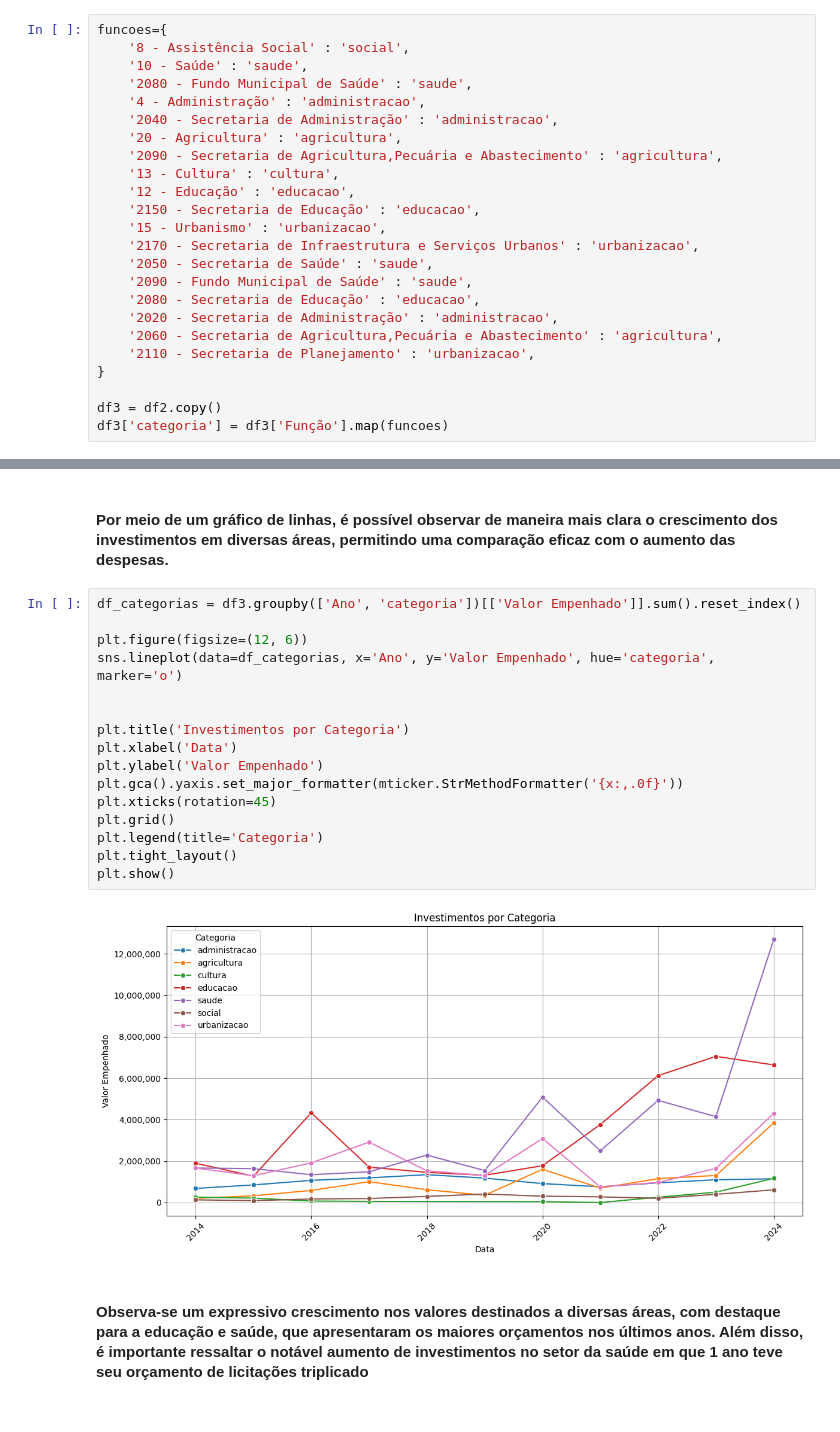
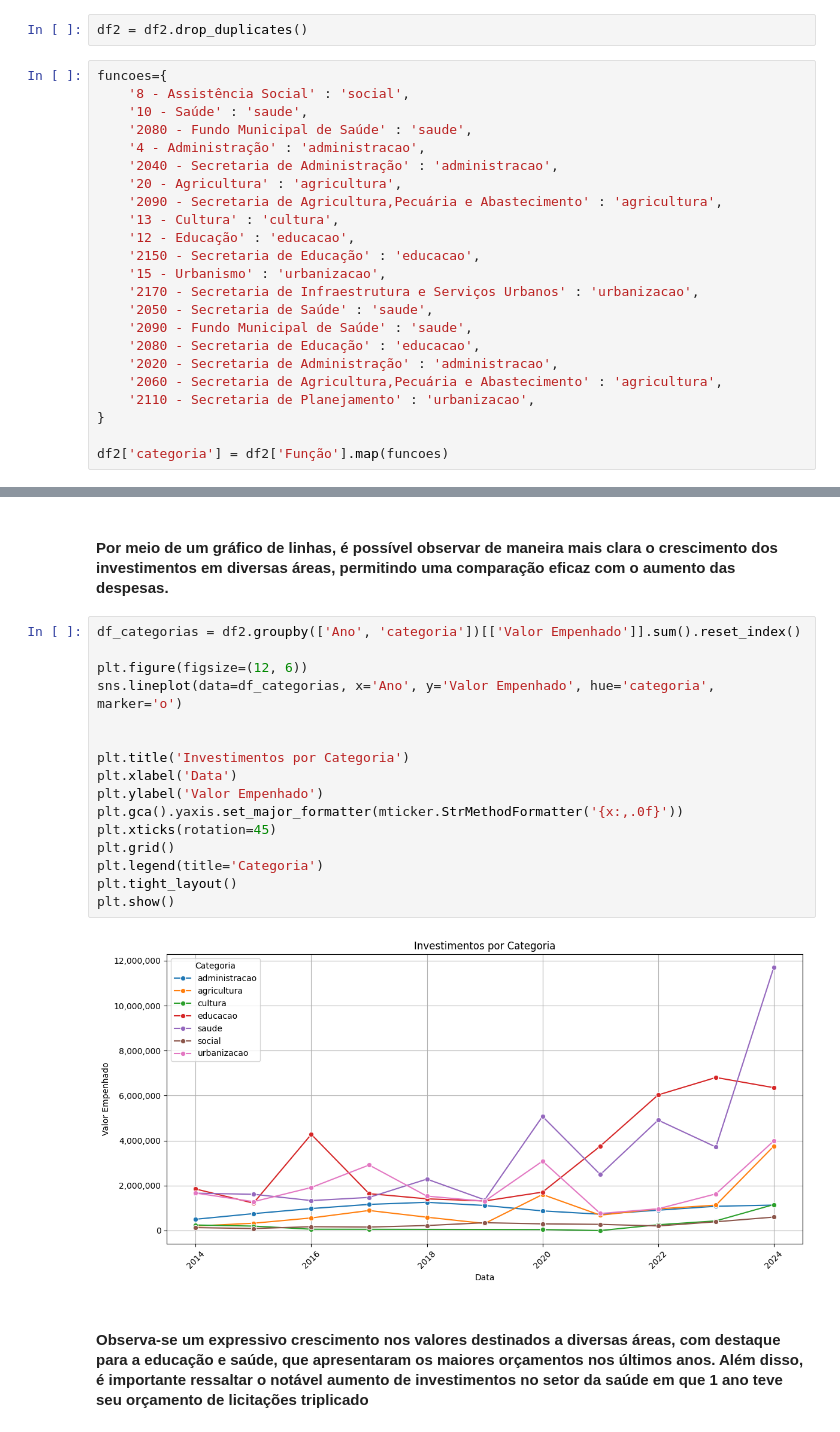
Before and after one commit to HumbertoNunesLira/Analise-de-dados-do-setor-financeiro-do-municipio-de-Teixeira-PB, a Jupyter notebook: projeto.ipynb, the cells around one changed output, grey strips where cells are left out. Cells and saved outputs as stored; diff of their text form.

```diff
--- a/projeto.ipynb
+++ b/projeto.ipynb
@@ -331,3 +339,5 @@ See the caveats in the documentation: https://pandas.pydata.org/pandas-docs/stab
+# %%
+df2 = df2.drop_duplicates()
 # %%
 funcoes={
     '8 - Assistência Social' : 'social',
@@ -350,8 +360,7 @@ funcoes={
     '2110 - Secretaria de Planejamento' : 'urbanizacao',
 }
 
-df3 = df2.copy()
-df3['categoria'] = df3['Função'].map(funcoes)
+df2['categoria'] = df2['Função'].map(funcoes)
 # %% [markdown]
 #### A partir da análise do gráfico, observa-se um aumento significativo de mais de 20 milhões nos gastos com licitações ao longo dos últimos 10 anos. isso em uma cidade de 15 mil habitantes, logo se faz necessário investigar se esses gastos com licitações estão realmente sendo retornados a população
 # %%
@@ -372,23 +381,23 @@ plt.show()
 # %% [markdown]
 #### Por meio de um gráfico de linhas, é possível observar de maneira mais clara o crescimento dos investimentos em diversas áreas, permitindo uma comparação eficaz com o aumento das despesas.
 # %%
-df_categorias = df3.groupby(['Ano', 'categoria'])[['Valor Empenhado']].sum().reset_index()
+df_categorias = df2.groupby(['Ano', 'categoria'])[['Valor Empenhado']].sum().reset_index()
 
 plt.figure(figsize=(12, 6))
 sns.lineplot(data=df_categorias, x='Ano', y='Valor Empenhado', hue='categoria', marker='o')
 
 
 plt.title('Investimentos por Categoria')
 plt.xlabel('Data')
 plt.ylabel('Valor Empenhado')
 plt.gca().yaxis.set_major_formatter(mticker.StrMethodFormatter('{x:,.0f}'))
 plt.xticks(rotation=45)
 plt.grid()
 plt.legend(title='Categoria')
 plt.tight_layout()
 plt.show()
 # %% [output]
-[figure, old version]
+[figure, new version]
 # %% [markdown]
 #### Observa-se um expressivo crescimento nos valores destinados a diversas áreas, com destaque para a educação e saúde, que apresentaram os maiores orçamentos nos últimos anos. Além disso, é importante ressaltar o notável aumento de investimentos no setor da saúde em que 1 ano teve seu orçamento de licitações triplicado
 # %%
```
Also changed, not shown: parts of 32 cells of this notebook.
